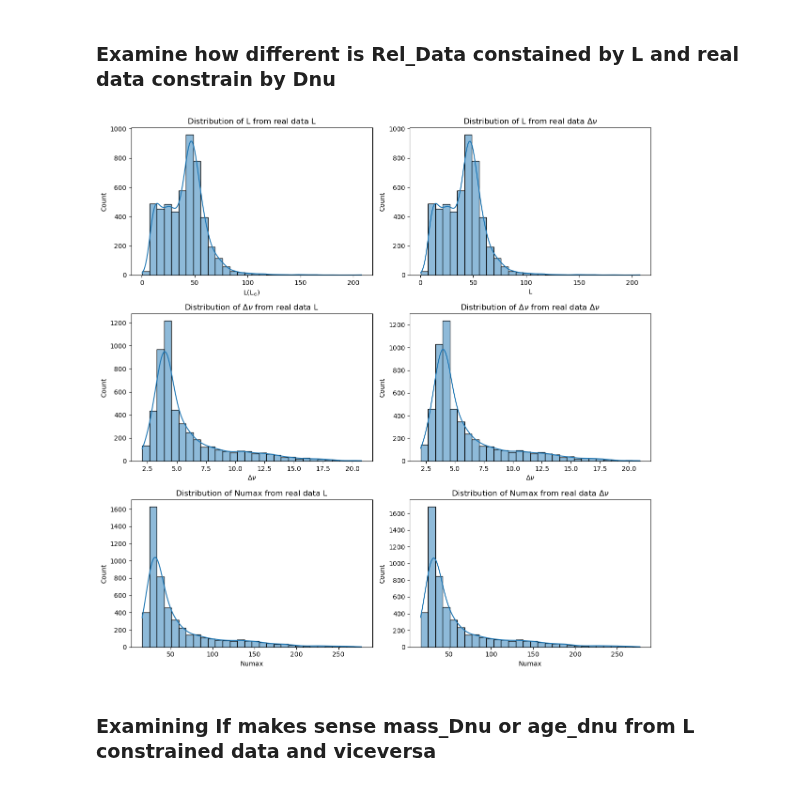
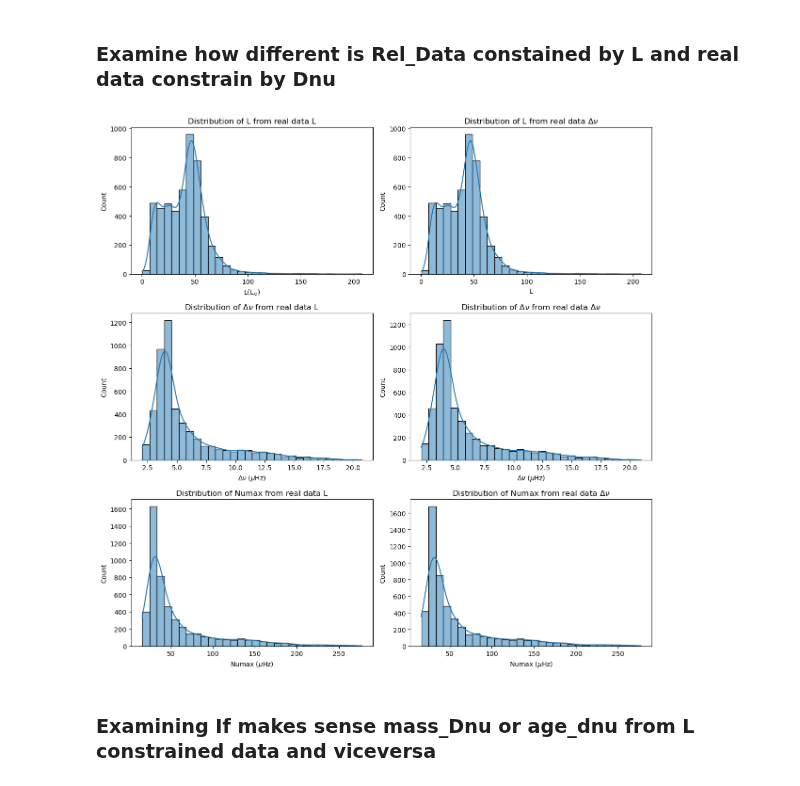
Before and after one commit to juanpabloidarraga/master_thesis, a Jupyter notebook: code/playing_willet.ipynb, the cells around one changed output. Saved outputs shown, nothing was run; the diff lists cells and outputs as text; code cells hidden in the pictures.

```diff
--- a/code/playing_willet.ipynb
+++ b/code/playing_willet.ipynb
@@ -72,7 +74,7 @@ sns.histplot(
     ax=axes[1, 0]
 )
 axes[1, 0].set_title(r'Distribution of $\Delta\nu$ from real data L')
-axes[1, 0].set_xlabel(r'$\Delta\nu$')
+axes[1, 0].set_xlabel(r'$\Delta\nu$ ($\mu\mathrm{Hz}$)')
 axes[1, 0].set_ylabel('Count')
 
 sns.histplot(
@@ -82,37 +84,37 @@ sns.histplot(
     kde=True,
     ax=axes[1, 1]
 )
 axes[1, 1].set_title(r'Distribution of $\Delta\nu$ from real data $\Delta\nu$')
-axes[1, 1].set_xlabel(r'$\Delta\nu$')
+axes[1, 1].set_xlabel(r'$\Delta\nu$ ($\mu\mathrm{Hz}$)')
 axes[1, 1].set_ylabel('Count')
 
 # --- Row 2: Numax ---
 sns.histplot(
     data=df_rel_data_l,
     x='numax',
     bins=30,
     kde=True,
     ax=axes[2, 0]
 )
 axes[2, 0].set_title(r'Distribution of Numax from real data L')
-axes[2, 0].set_xlabel(r'Numax')
+axes[2, 0].set_xlabel(r'Numax ($\mu\mathrm{Hz}$)')
 axes[2, 0].set_ylabel('Count')
 
 sns.histplot(
     data=df_rel_data_dnu,
     x='numax',
     bins=30,
     kde=True,
     ax=axes[2, 1]
 )
 axes[2, 1].set_title(r'Distribution of Numax from real data $\Delta\nu$')
-axes[2, 1].set_xlabel(r'Numax')
+axes[2, 1].set_xlabel(r'Numax ($\mu\mathrm{Hz}$)')
 axes[2, 1].set_ylabel('Count')
 
 plt.tight_layout()
 plt.show()
 # %% [output]
-[figure, old version]
+[figure, new version]
 # %% [markdown]
 ### Examining If makes sense mass_Dnu or age_dnu from L constrained data and viceversa
 # %%
```
Also changed, not shown: parts of 6 cells of this notebook, 2 other files.
